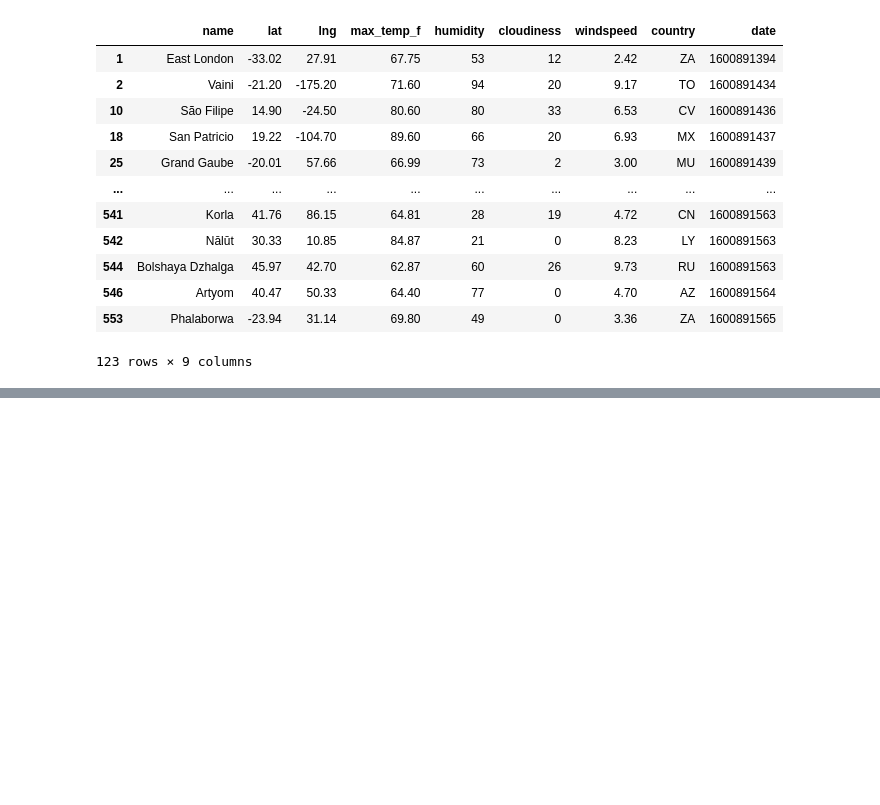
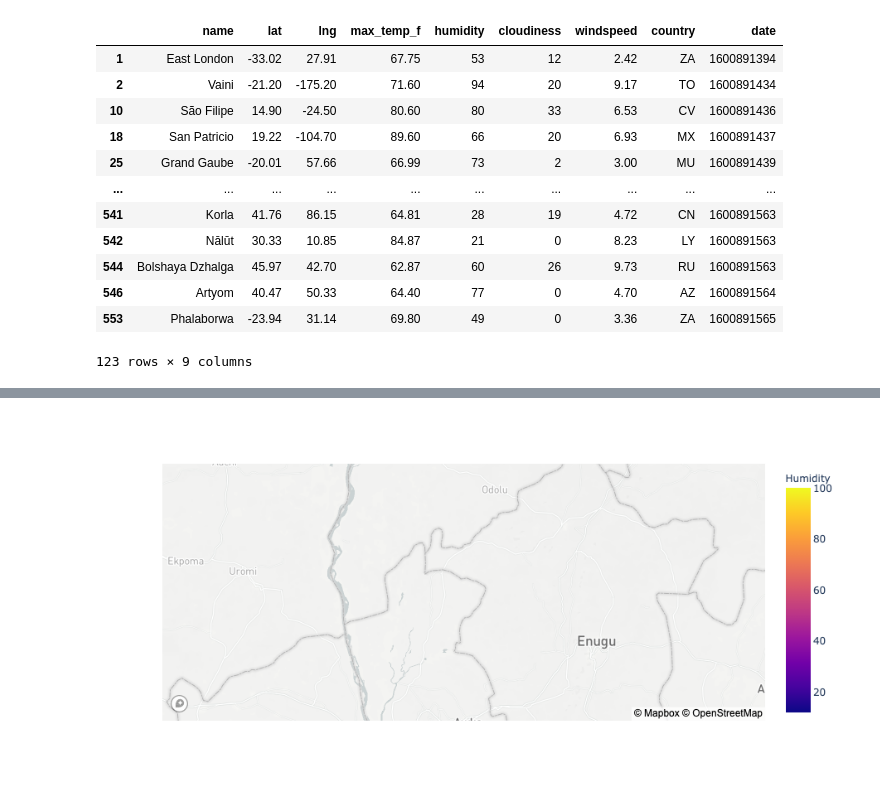
Before and after one commit to alplky/python-APIs-challenge, a Jupyter notebook: VacationPy/VacationPy.ipynb, the cells around one changed output, grey strips where cells are left out. Cells and saved outputs as stored; diff of their text form; code cells hidden in the pictures; blank space fills up the shorter version.

```diff
--- a/VacationPy/VacationPy.ipynb
+++ b/VacationPy/VacationPy.ipynb
@@ -198,0 +172,4 @@ merge_df.head()
+# %%
+#round lat and lng columns in both dataframes in order to merge for plotting
+df = df.round({'lat': 0, 'lng': 0})
+hotel_df = hotel_df.round({'Lat': 0, 'Lng': 0})
@@ -198,0 +178,4 @@ merge_df.head()
+# %%
+#merge dataframes on lat and lng columns for plotting
+merged_df = pd.merge(hotel_df, df, how="left", left_on=["Lat", "Lng"], right_on=["lat", "lng"])
+merged_df
@@ -198,0 +196,4 @@ merge_df.head()
+# %%
+#format columns for cleaner output in hover
+merged_df = merged_df.rename(columns={"name": "City", "humidity": "Humidity", "country": "Country"})
+merged_df.head()
@@ -198,0 +207,12 @@ merge_df.head()
+# %%
+fig = px.scatter_mapbox(merged_df, lat="Lat", lon="Lng", color="Humidity", hover_data=[
+    "Lat",
+    "Lng",
+    "City",
+    "Country",
+    "Hotel Name",
+    "Humidity"
+])
+
+fig.show()
+# %% [output]
@@ -198,0 +220 @@ merge_df.head()
+[figure, added]
```
Also changed, not shown: parts of 11 cells of this notebook.
